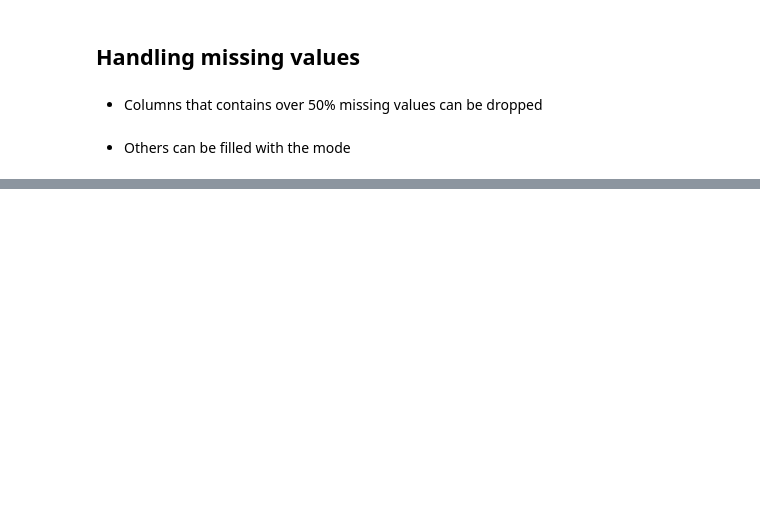
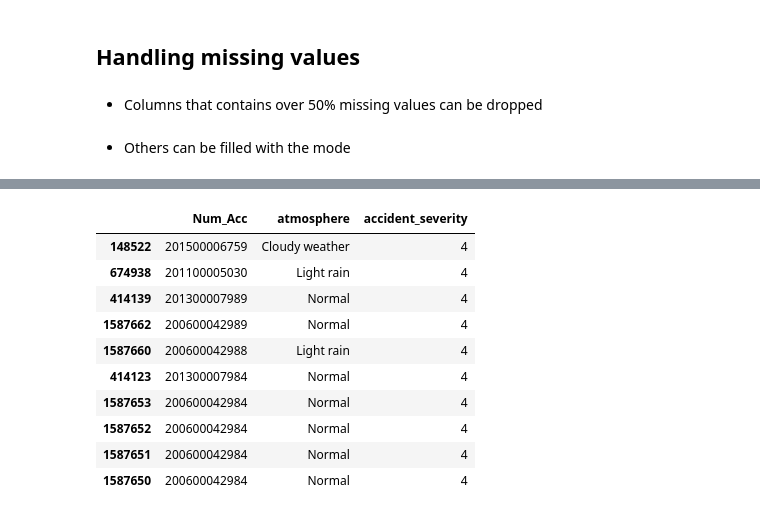
Before and after one commit to jedidiah-oladele/Accidents-In-France, a Jupyter notebook: datasets_preprocessing.ipynb, the cells around one changed output, grey strips where cells are left out. Drawn from its saved outputs; the diff is of its cells as text; code cells hidden in the pictures; blank space fills up the shorter version.

Commit message:
Rows with maximum injury were selected

```diff
--- a/datasets_preprocessing.ipynb
+++ b/datasets_preprocessing.ipynb
@@ -375,0 +367,20 @@ check_missing_val(df)
+# %%
+# Remap the severity column to integers to allow for comparison
+accident_severity_map = {"Killed":4, "Hospitalized wounded":3, "Light injury":2, "Unscathed":1}
+df["accident_severity"] = df["accident_severity"].map(accident_severity_map)
+# %%
+# Sort dataset based on severity and drop duplicates
+df.sort_values("accident_severity", ascending=False, inplace=True)
+df.head(10)[["Num_Acc", "atmosphere", "accident_severity"]]
+# %% [output]
+|  | Num_Acc | atmosphere | accident_severity |
+| 148522 | 201500006759 | Cloudy weather | 4 |
+| 674938 | 201100005030 | Light rain | 4 |
+| 414139 | 201300007989 | Normal | 4 |
+| 1587662 | 200600042989 | Normal | 4 |
+| 1587660 | 200600042988 | Light rain | 4 |
+| 414123 | 201300007984 | Normal | 4 |
+| 1587653 | 200600042984 | Normal | 4 |
+| 1587652 | 200600042984 | Normal | 4 |
+| 1587651 | 200600042984 | Normal | 4 |
+| 1587650 | 200600042984 | Normal | 4 |
```
Also changed, not shown: parts of 6 cells of this notebook, 1 other file.
